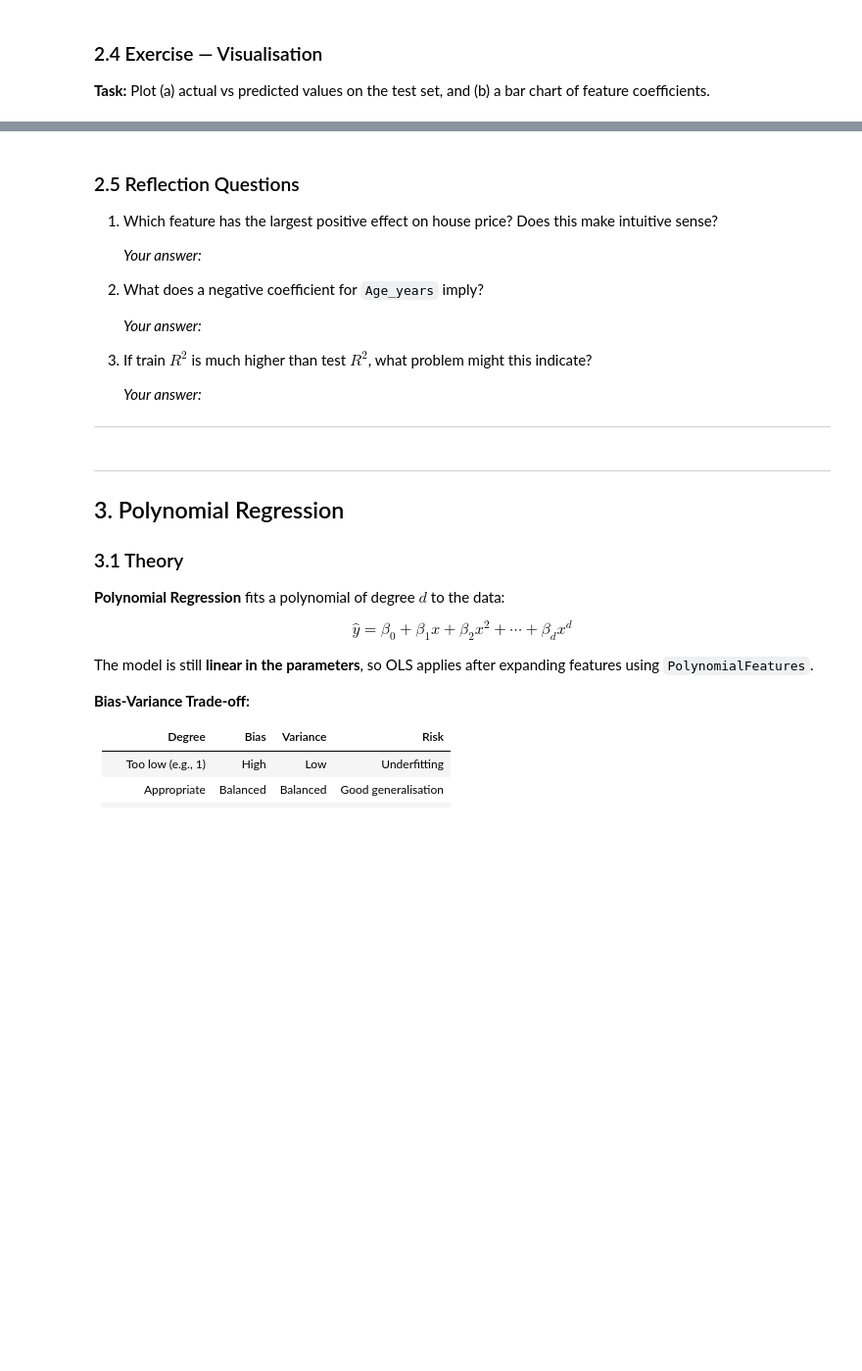
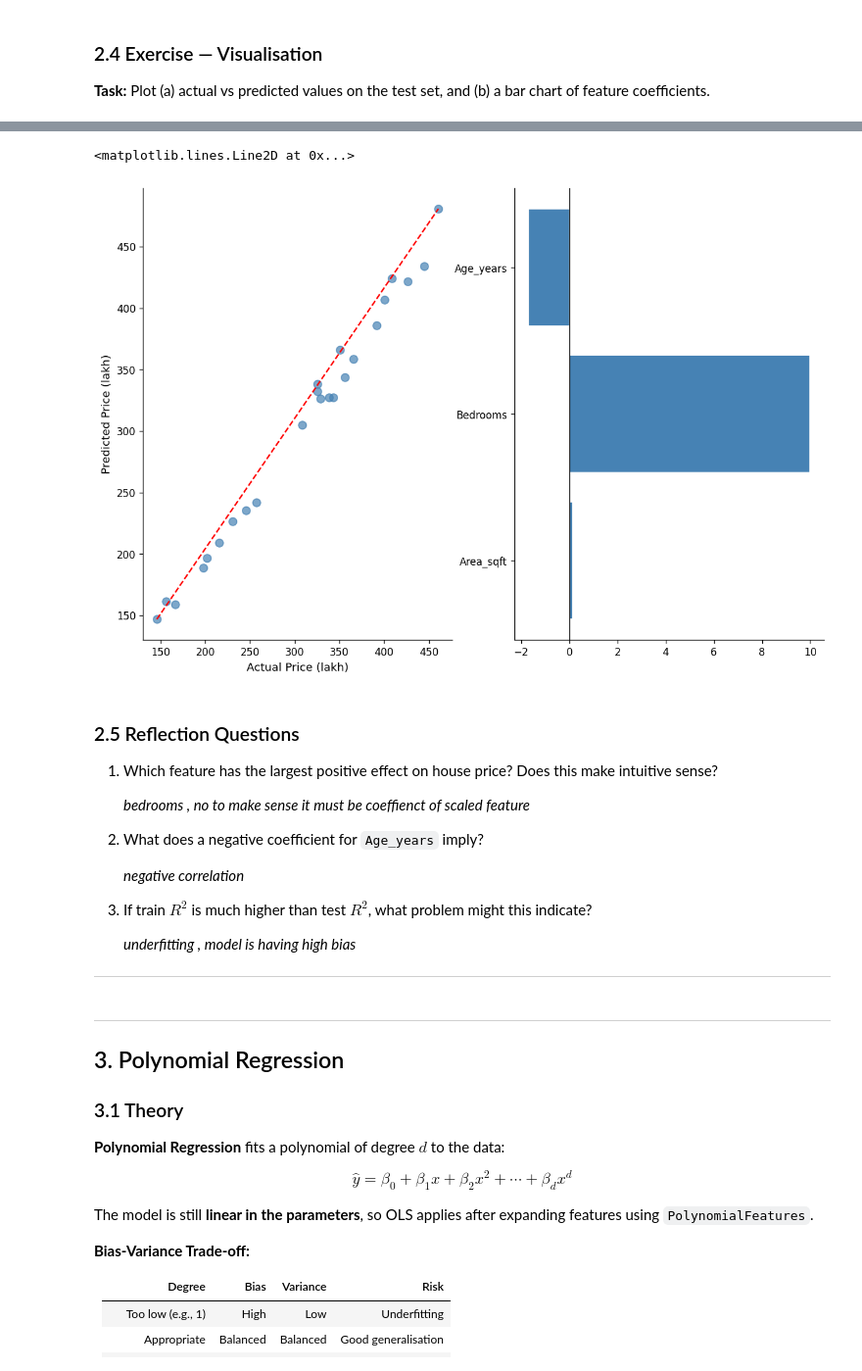
Before and after one commit to kumaramardeep342/AI_Lab, a Jupyter notebook: 9_tutorial_regression/DA5401W_Regression_I_Questions.ipynb, the cells around one changed output, grey strips where cells are left out. Shown at 98% size. Drawn from its saved outputs; the diff is of its cells as text; code cells hidden in the pictures; blank space fills up the shorter version.

```diff
--- a/9_tutorial_regression/DA5401W_Regression_I_Questions.ipynb
+++ b/9_tutorial_regression/DA5401W_Regression_I_Questions.ipynb
@@ -293 +500,19 @@ print(f"Test   R² = {r2_score(y_test,  y_pred_test ):.4f}  |  RMSE = {np.sqrt(m
+# %%
+# TODO: Scatter y_test vs y_pred_test
+# Plot 2: Feature Coefficients
+
+# TODO: Scatter y_test vs y_pred_test
+fig,axes = plt.subplots(1,2,figsize=(12,8))
+axes[0].scatter(y_test,y_pred_test,color='steelblue',alpha=0.7,s=60, label = 'test set')
+axes[0].plot([min(y_test),max(y_test)],[min(y_pred_test),max(y_pred_test)],linestyle = 'dashed',linewidth=1.5,label = 'perfect prediction',color='red')
+axes[0].set_xlabel('Actual Price (lakh)')
+axes[0].set_ylabel('Predicted Price (lakh)')
+
+# Plot 2: Feature Coefficients
+features = ['Area_sqft', 'Bedrooms', 'Age_years']
+axes[1].barh(features,model_mlr.coef_,color='steelblue',edgecolor='white')
+axes[1].axvline(0,color='black',linewidth=0.8)
+# %% [output]
+<matplotlib.lines.Line2D at 0x...>
+[figure, added]
 # %%
@@ -323,15 +548,15 @@ plt.show()
 
 1. Which feature has the largest positive effect on house price? Does this make intuitive sense?
 
-   *Your answer:*
+   *bedrooms , no to make sense it must be coeffienct of scaled feature*
 
 2. What does a negative coefficient for `Age_years` imply?
 
-   *Your answer:*
+   *negative correlation*
 
 3. If train $R^2$ is much higher than test $R^2$, what problem might this indicate?
 
-   *Your answer:*
+   *underfitting , model is having high bias*
 
 ---
 # %% [markdown]
```
Also changed, not shown: parts of 26 cells of this notebook, 11 other files.
